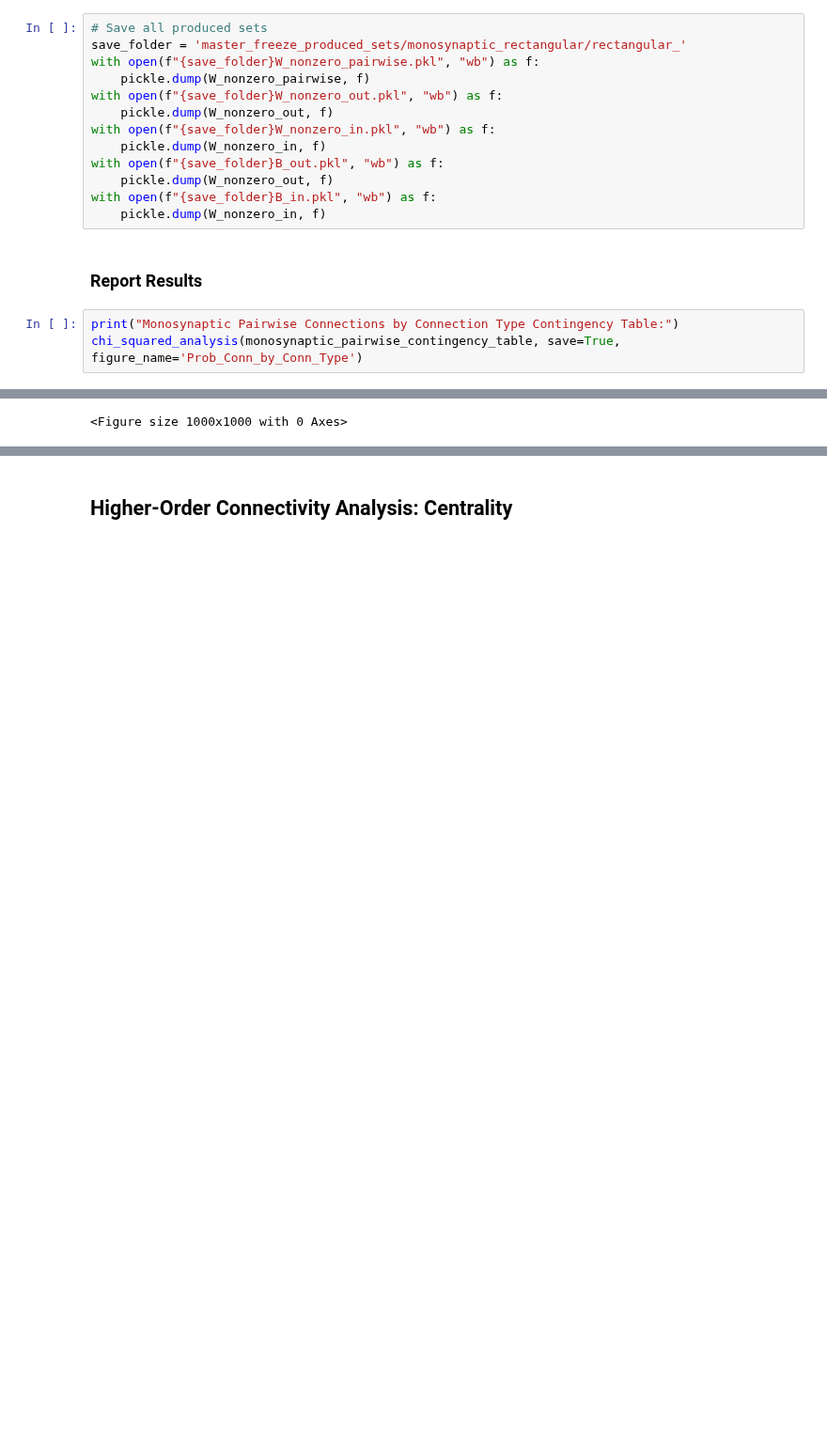
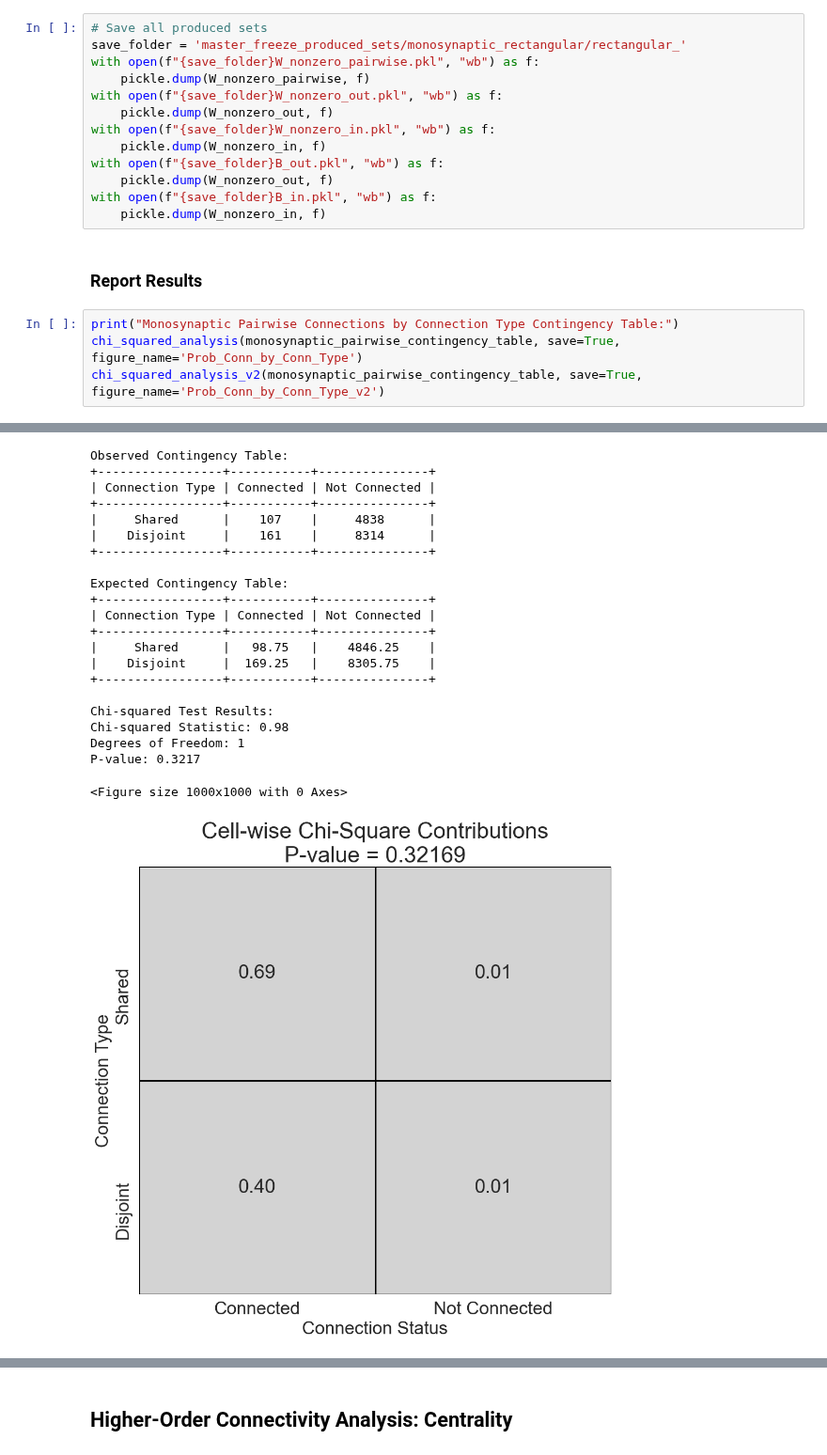
Before and after one commit to Jawagnercarena/Assembly_Organization, a Jupyter notebook: AssemblyPaperFigures/FigureCode/Figure5/Figure5_Master.ipynb, the cells around one changed output, grey strips where cells are left out. Shown at 94% size. Drawn from its saved outputs; the diff is of its cells as text; blank space fills up the shorter version.

```diff
--- a/AssemblyPaperFigures/FigureCode/Figure5/Figure5_Master.ipynb
+++ b/AssemblyPaperFigures/FigureCode/Figure5/Figure5_Master.ipynb
@@ -476,26 +547,48 @@ with open(f"{save_folder}B_in.pkl", "wb") as f:
 # %%
 print("Monosynaptic Pairwise Connections by Connection Type Contingency Table:")
 chi_squared_analysis(monosynaptic_pairwise_contingency_table, save=True, figure_name='Prob_Conn_by_Conn_Type')
+chi_squared_analysis_v2(monosynaptic_pairwise_contingency_table, save=True, figure_name='Prob_Conn_by_Conn_Type_v2')
 # %% [output]
 Monosynaptic Pairwise Connections by Connection Type Contingency Table:
 Observed Contingency Table:
 +-----------------+-----------+---------------+
 | Connection Type | Connected | Not Connected |
 +-----------------+-----------+---------------+
 |     Shared      |    107    |     4838      |
 |    Disjoint     |    161    |     8314      |
 +-----------------+-----------+---------------+
 
 Expected Contingency Table:
 +-----------------+-----------+---------------+
 | Connection Type | Connected | Not Connected |
 ... (5 lines left out)
 Chi-squared Test Results:
 Chi-squared Statistic: 0.98
 Degrees of Freedom: 1
 P-value: 0.3217
 [figure]
-<Figure size 1000x1000 with 0 Axes>
+Observed Contingency Table:
++-----------------+-----------+---------------+
+| Connection Type | Connected | Not Connected |
++-----------------+-----------+---------------+
+|     Shared      |    107    |     4838      |
+|    Disjoint     |    161    |     8314      |
++-----------------+-----------+---------------+
+
+Expected Contingency Table:
++-----------------+-----------+---------------+
+| Connection Type | Connected | Not Connected |
++-----------------+-----------+---------------+
+|     Shared      |   98.75   |    4846.25    |
+|    Disjoint     |  169.25   |    8305.75    |
++-----------------+-----------+---------------+
+
+Chi-squared Test Results:
+Chi-squared Statistic: 0.98
+Degrees of Freedom: 1
+P-value: 0.3217
+<Figure size 1000x1000 with 0 Axes>
+[figure, added]
 # %%
 ranksum_signedrank_two_group_comparison(W_nonzero_pairwise,
                                         aggregation_method='connection',
```
Also changed, not shown: parts of 20 cells of this notebook, 26 other files.
